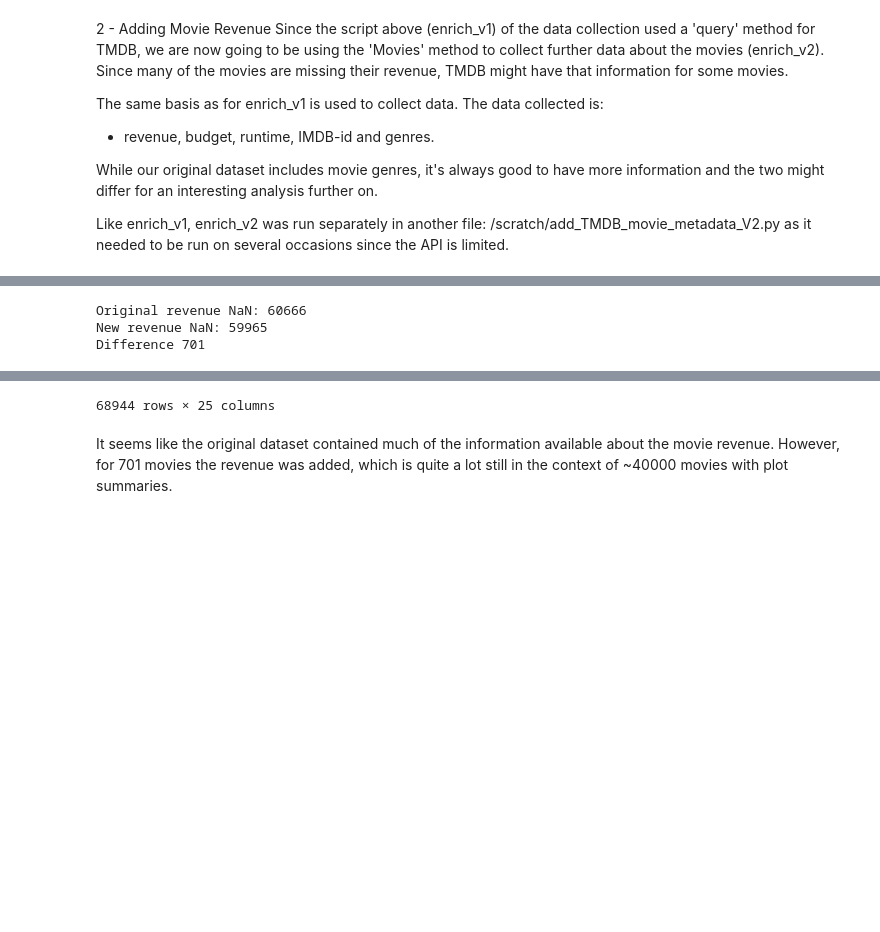
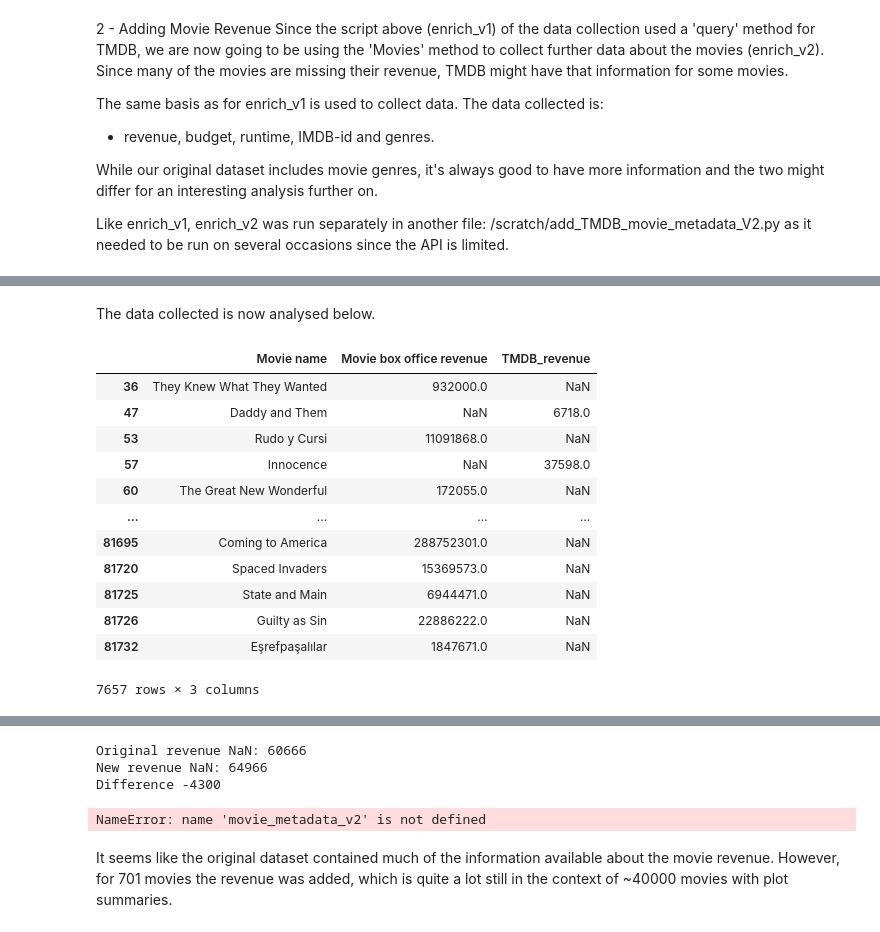
Before and after one commit to epfl-ada/ada-2023-project-byggemandbob, a Jupyter notebook: pipeline_gus.ipynb, the cells around one changed output, grey strips where cells are left out. Cells and saved outputs as stored; diff of their text form; code cells hidden in the pictures; blank space fills up the shorter version.

```diff
--- a/pipeline_gus.ipynb
+++ b/pipeline_gus.ipynb
@@ -194,17 +252,39 @@ The data collected is now analysed below.
+# %% [markdown]
+The data collected is now analysed below.
 # %%
 import numpy as np
 import pandas as pd
 
-movie_metadata_v2 = pd.read_csv('modified_data/movie_metadata_TMDB_v2.csv')
-original_revenue = movie_metadata_v2['Movie box office revenue'].isnull().sum() # Calculate the total NaN values are in the provided datasets revenue
-tmdb_v2_revenue = movie_metadata_v2['TMDB_revenue'].isnull().sum() # Calculate total NaN values for v2
+movie_metadata_v3 = pd.read_csv('modified_data/movie_metadata_TMDB_v3.csv')
+
+#display(movie_metadata_v3[['Movie box office revenue','TMDB_revenue']].sample(50))
+
+
+filtered_df = movie_metadata_v3[(movie_metadata_v3['Movie box office revenue'].isna() | movie_metadata_v3['TMDB_revenue'].isna()) & ~(movie_metadata_v3['Movie box office revenue'].isna() & movie_metadata_v3['TMDB_revenue'].isna())]
+display(filtered_df[['Movie name','Movie box office revenue','TMDB_revenue']])
+
+
+
+
+original_revenue = movie_metadata_v3.dropna(subset=['TMDB_id'])['Movie box office revenue'].isnull().sum() # Calculate the total NaN values are in the provided datasets revenue
+tmdb_v3_revenue = movie_metadata_v3.dropna(subset=['TMDB_id'])['TMDB_revenue'].isnull().sum() # Calculate total NaN values for v2
 
 print("Original revenue NaN:", original_revenue)
-print("New revenue NaN:",tmdb_v2_revenue)
-print("Difference", original_revenue-tmdb_v2_revenue)
+print("New revenue NaN:",tmdb_v3_revenue)
+print("Difference", original_revenue-tmdb_v3_revenue)
 
 display(movie_metadata_v2)
 # %% [output]
+|  | Movie name | Movie box office revenue | TMDB_revenue |
+| 36 | They Knew What They Wanted | 932000.0 | NaN |
+| 47 | Daddy and Them | NaN | 6718.0 |
+| 53 | Rudo y Cursi | 11091868.0 | NaN |
+| 57 | Innocence | NaN | 37598.0 |
+| 60 | The Great New Wonderful | 172055.0 | NaN |
+| ... | ... | ... | ... |
+| 81695 | Coming to America | 288752301.0 | NaN |
+| 81720 | Spaced Invaders | 15369573.0 | NaN |
+| 81725 | State and Main | 6944471.0 | NaN |
+| 81726 | Guilty as Sin | 22886222.0 | NaN |
+| 81732 | Eşrefpaşalılar | 1847671.0 | NaN |
-Original revenue NaN: 60666
-New revenue NaN: 59965
-Difference 701
+7657 rows × 3 columns
@@ -223,4 +291,7 @@ Difference 701
-68944 rows × 25 columns
+Original revenue NaN: 60666
+New revenue NaN: 64966
+Difference -4300
+NameError: name 'movie_metadata_v2' is not defined
 # %% [markdown]
 It seems like the original dataset contained much of the information available about the movie revenue.
 However, for 701 movies the revenue was added, which is quite a lot still in the context of ~40000 movies with plot summaries.
```
Also changed, not shown: parts of 4 cells of this notebook, 2 other files.
